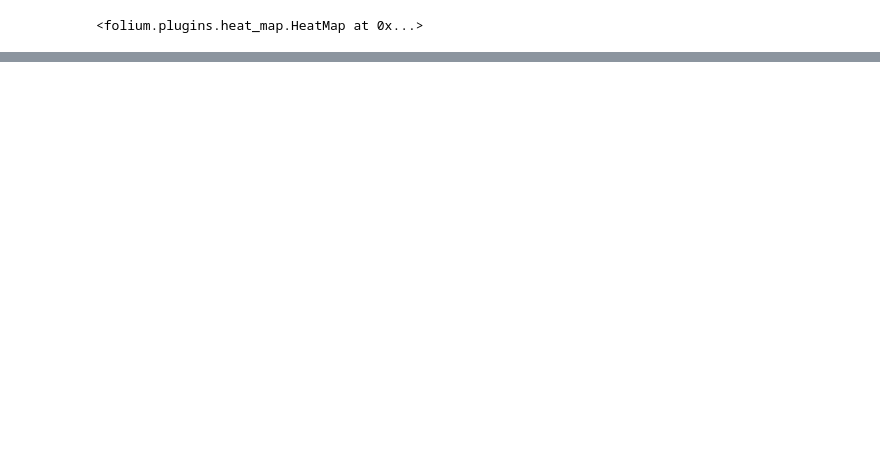
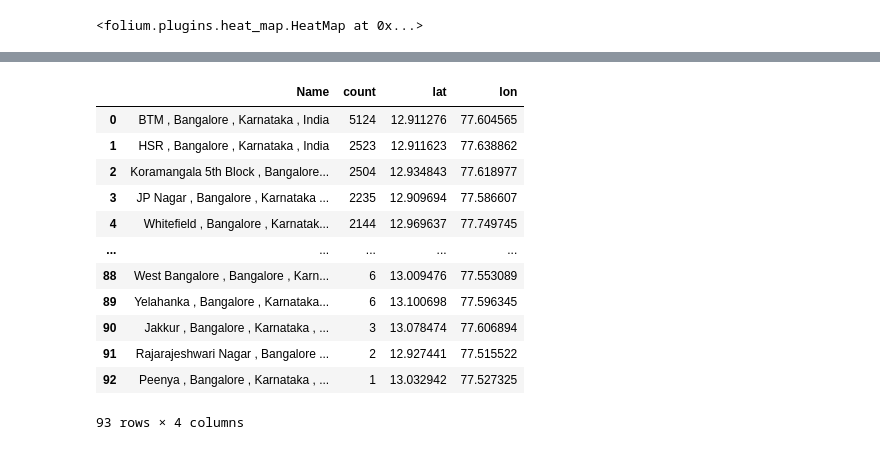
Before and after one commit to MattJonDS/IndiaRestaurants, a Jupyter notebook: Zomato.ipynb, the cells around one changed output, grey strips where cells are left out. Drawn from its saved outputs; the diff is of its cells as text; code cells hidden in the pictures; blank space fills up the shorter version.

```diff
--- a/Zomato.ipynb
+++ b/Zomato.ipynb
@@ -410,0 +446,16 @@ basemap
+# %%
+Beng_rest_locations
+# %% [output]
+|  | Name | count | lat | lon |
+| 0 | BTM , Bangalore , Karnataka , India | 5124 | 12.911276 | 77.604565 |
+| 1 | HSR , Bangalore , Karnataka , India | 2523 | 12.911623 | 77.638862 |
+| 2 | Koramangala 5th Block , Bangalore... | 2504 | 12.934843 | 77.618977 |
+| 3 | JP Nagar , Bangalore , Karnataka ... | 2235 | 12.909694 | 77.586607 |
+| 4 | Whitefield , Bangalore , Karnatak... | 2144 | 12.969637 | 77.749745 |
+| ... | ... | ... | ... | ... |
+| 88 | West Bangalore , Bangalore , Karn... | 6 | 13.009476 | 77.553089 |
+| 89 | Yelahanka , Bangalore , Karnataka... | 6 | 13.100698 | 77.596345 |
+| 90 | Jakkur , Bangalore , Karnataka , ... | 3 | 13.078474 | 77.606894 |
+| 91 | Rajarajeshwari Nagar , Bangalore ... | 2 | 12.927441 | 77.515522 |
+| 92 | Peenya , Bangalore , Karnataka , ... | 1 | 13.032942 | 77.527325 |
+93 rows × 4 columns
```
Also changed, not shown: parts of 15 cells of this notebook.
